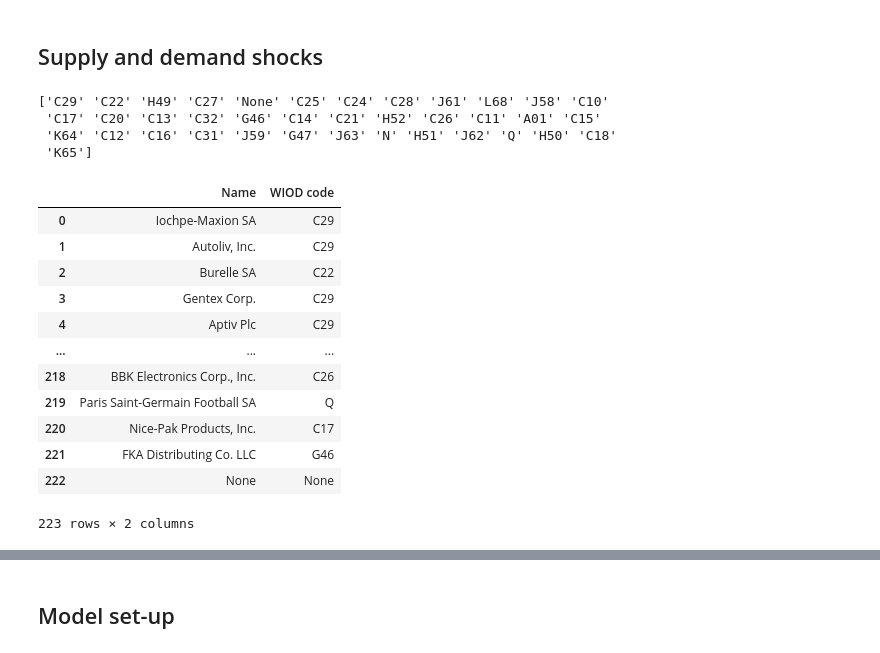
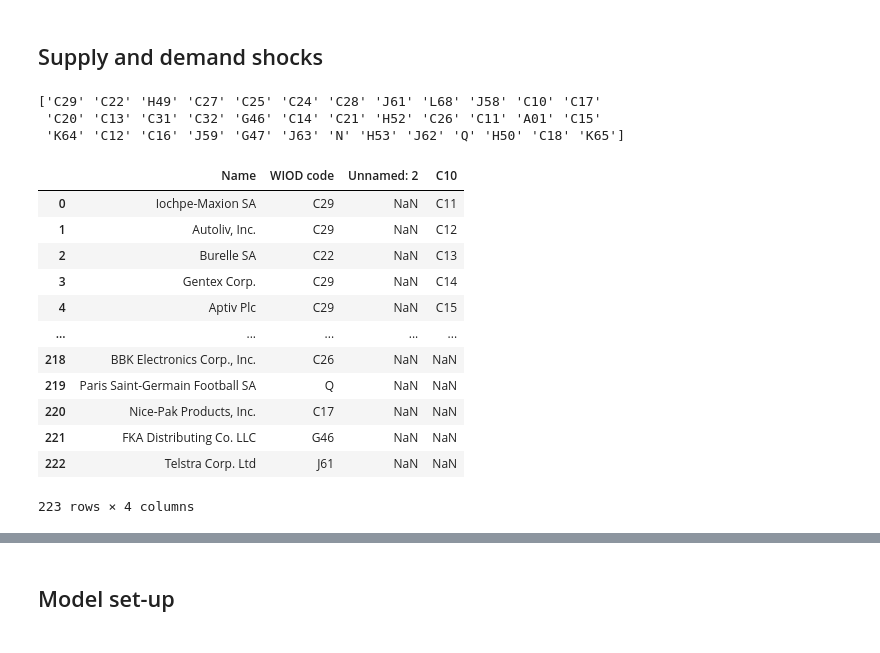
Before and after one commit to jannekehutsebaut/Thesis_Shock_Propagation_Supply_Demand, a Jupyter notebook: Walmart/Case Walmart.ipynb, the cells around one changed output, grey strips where cells are left out. Cells and saved outputs as stored; diff of their text form; code cells hidden in the pictures.

```diff
--- a/Walmart/Case Walmart.ipynb
+++ b/Walmart/Case Walmart.ipynb
@@ -23,27 +16,26 @@ sectors.head()
 # %% [markdown]
 ## Supply and demand shocks
 # %%
-isics = pd.read_csv("ISIC_Walmart.csv", sep =';')
+isics = pd.read_csv("ISIC_codes_Walmart.csv", sep =';')
 print(isics['WIOD code'].unique())
 isics
 # %% [output]
-['C29' 'C22' 'H49' 'C27' 'None' 'C25' 'C24' 'C28' 'J61' 'L68' 'J58' 'C10'
- 'C17' 'C20' 'C13' 'C32' 'G46' 'C14' 'C21' 'H52' 'C26' 'C11' 'A01' 'C15'
- 'K64' 'C12' 'C16' 'C31' 'J59' 'G47' 'J63' 'N' 'H51' 'J62' 'Q' 'H50' 'C18'
- 'K65']
+['C29' 'C22' 'H49' 'C27' 'C25' 'C24' 'C28' 'J61' 'L68' 'J58' 'C10' 'C17'
+ 'C20' 'C13' 'C31' 'C32' 'G46' 'C14' 'C21' 'H52' 'C26' 'C11' 'A01' 'C15'
+ 'K64' 'C12' 'C16' 'J59' 'G47' 'J63' 'N' 'H53' 'J62' 'Q' 'H50' 'C18' 'K65']
-|  | Name | WIOD code |
-| 0 | Iochpe-Maxion SA | C29 |
-| 1 | Autoliv, Inc. | C29 |
-| 2 | Burelle SA | C22 |
-| 3 | Gentex Corp. | C29 |
-| 4 | Aptiv Plc | C29 |
-| ... | ... | ... |
-| 218 | BBK Electronics Corp., Inc. | C26 |
-| 219 | Paris Saint-Germain Football SA | Q |
-| 220 | Nice-Pak Products, Inc. | C17 |
-| 221 | FKA Distributing Co. LLC | G46 |
-| 222 | None | None |
+|  | Name | WIOD code | Unnamed: 2 | C10 |
+| 0 | Iochpe-Maxion SA | C29 | NaN | C11 |
+| 1 | Autoliv, Inc. | C29 | NaN | C12 |
+| 2 | Burelle SA | C22 | NaN | C13 |
+| 3 | Gentex Corp. | C29 | NaN | C14 |
+| 4 | Aptiv Plc | C29 | NaN | C15 |
+| ... | ... | ... | ... | ... |
+| 218 | BBK Electronics Corp., Inc. | C26 | NaN | NaN |
+| 219 | Paris Saint-Germain Football SA | Q | NaN | NaN |
+| 220 | Nice-Pak Products, Inc. | C17 | NaN | NaN |
+| 221 | FKA Distributing Co. LLC | G46 | NaN | NaN |
+| 222 | Telstra Corp. Ltd | J61 | NaN | NaN |
-223 rows × 2 columns
+223 rows × 4 columns
 # %%
 supply_shocks = np.zeros(223)
 for i in range(0,223):
```
Also changed, not shown: parts of 33 cells of this notebook.
